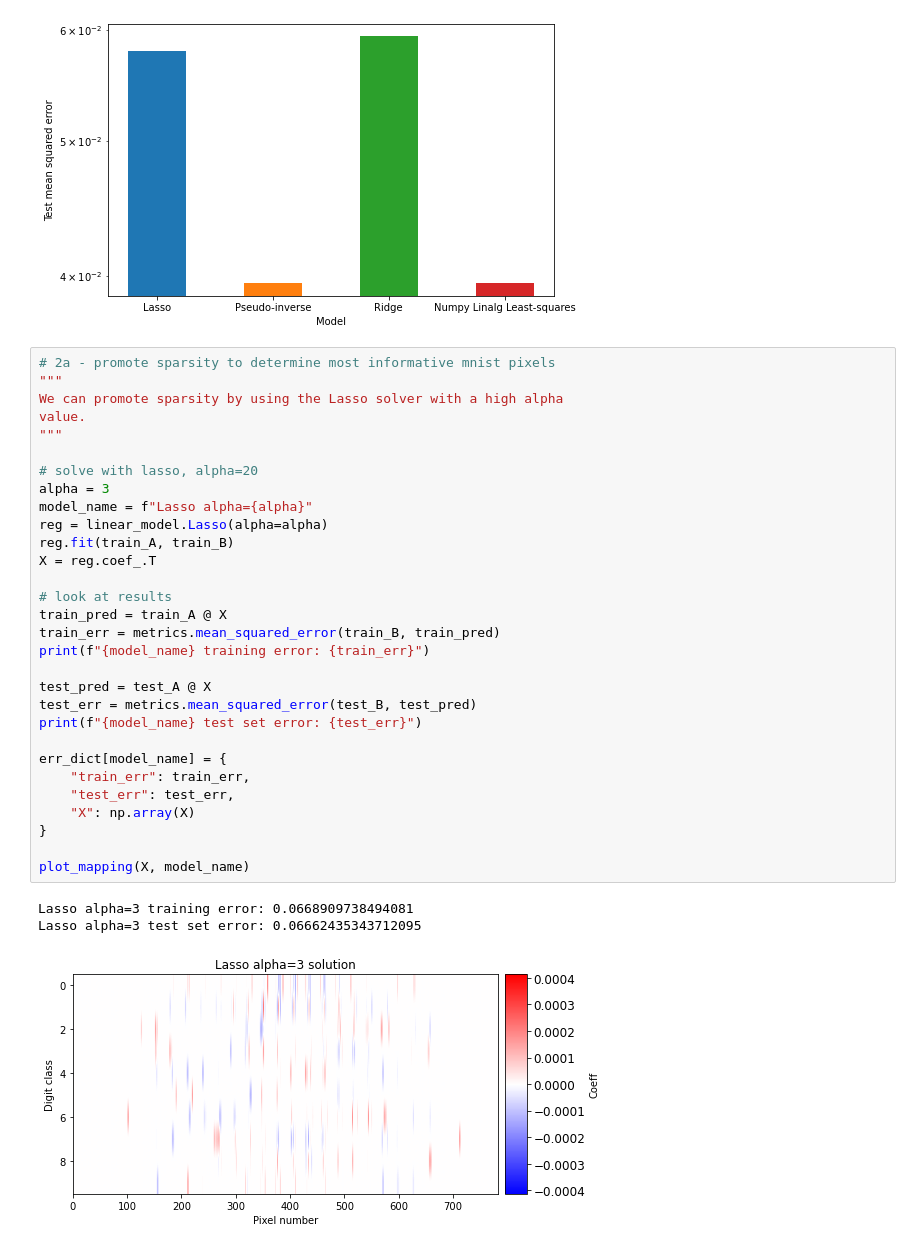
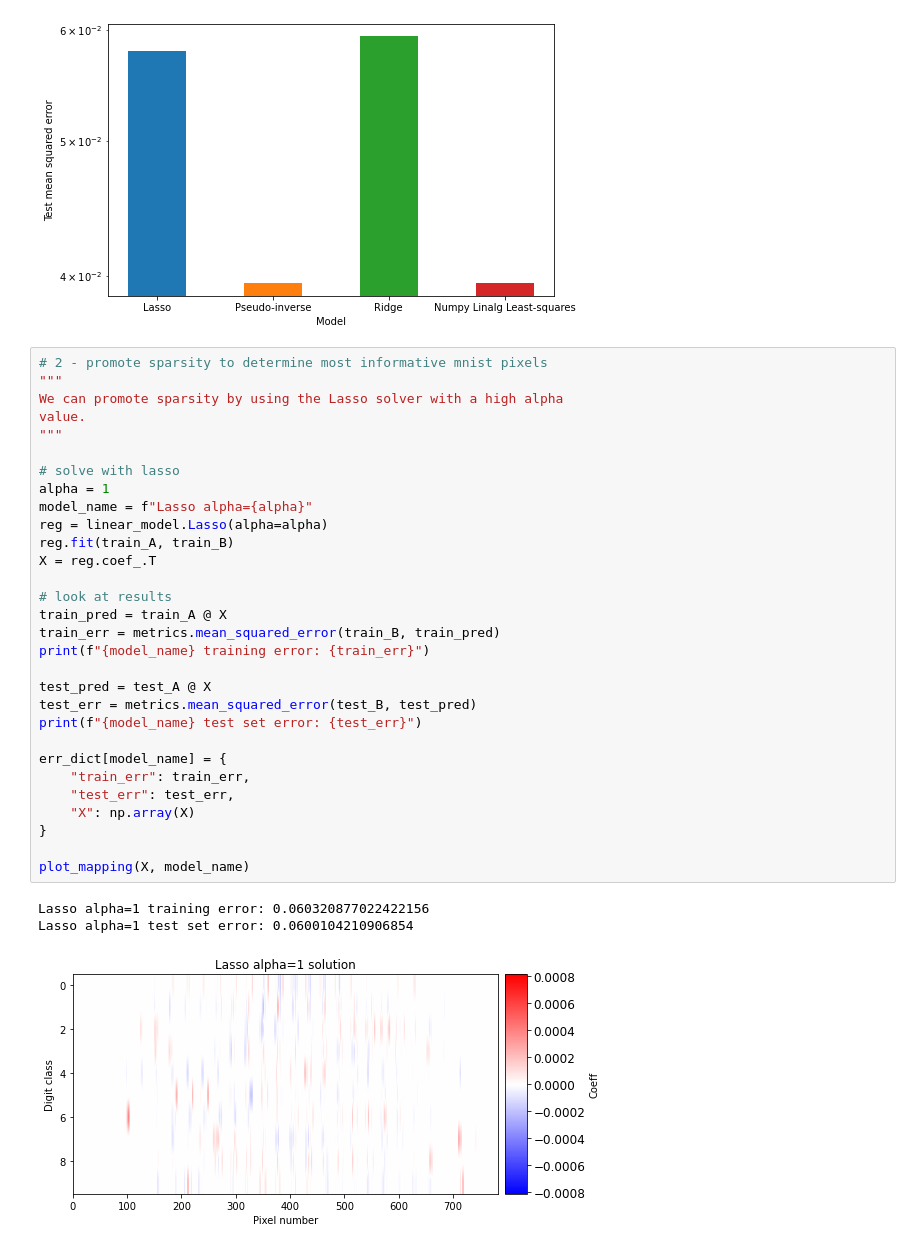
Before and after one commit to briardoty/amath584, a Jupyter notebook: hw6/briardoty_584_hw6.ipynb, the cells around one changed output. Drawn from its saved outputs; the diff is of its cells as text.

```diff
--- a/hw6/briardoty_584_hw6.ipynb
+++ b/hw6/briardoty_584_hw6.ipynb
@@ -212,37 +222,37 @@ plot_model_error(err_dict)
 [figure]
 [figure]
 # %%
-# 2a - promote sparsity to determine most informative mnist pixels
+# 2 - promote sparsity to determine most informative mnist pixels
 """
 We can promote sparsity by using the Lasso solver with a high alpha
 value.
 """
 
-# solve with lasso, alpha=20
-alpha = 3
+# solve with lasso
+alpha = 1
 model_name = f"Lasso alpha={alpha}"
 reg = linear_model.Lasso(alpha=alpha)
 reg.fit(train_A, train_B)
 X = reg.coef_.T
 
 # look at results
 train_pred = train_A @ X
 train_err = metrics.mean_squared_error(train_B, train_pred)
 print(f"{model_name} training error: {train_err}")
 
 test_pred = test_A @ X
 test_err = metrics.mean_squared_error(test_B, test_pred)
 print(f"{model_name} test set error: {test_err}")
 
 err_dict[model_name] = {
     "train_err": train_err,
     "test_err": test_err,
     "X": np.array(X)
 }
 
 plot_mapping(X, model_name)
 # %% [output]
-Lasso alpha=3 training error: 0.0668909738494081
-Lasso alpha=3 test set error: 0.06662435343712095
+Lasso alpha=1 training error: 0.060320877022422156
+Lasso alpha=1 test set error: 0.0600104210906854
-[figure, old version]
+[figure, new version]
 # %%
```
Also changed, not shown: parts of 7 cells of this notebook.
